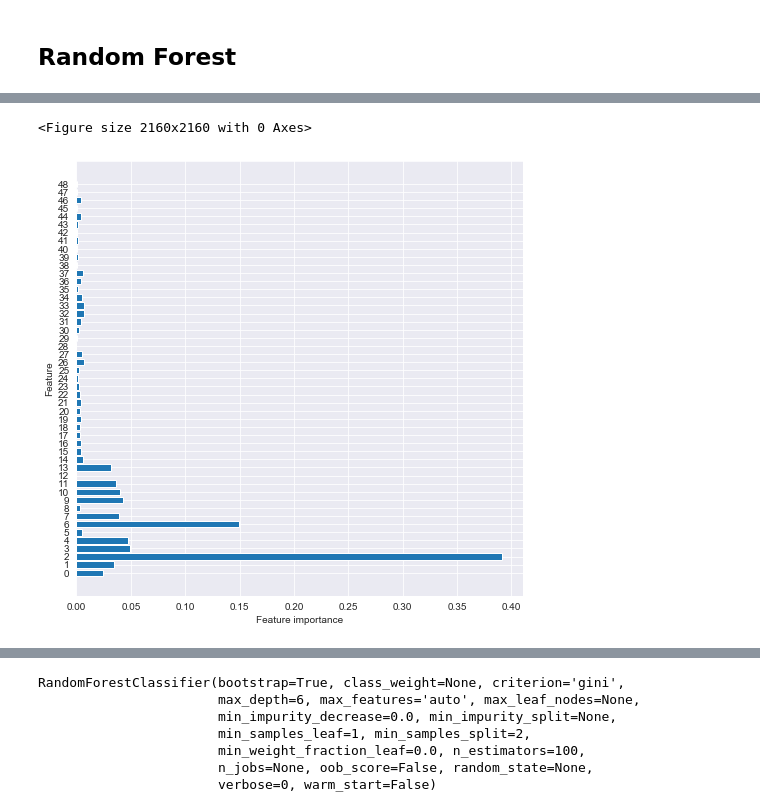
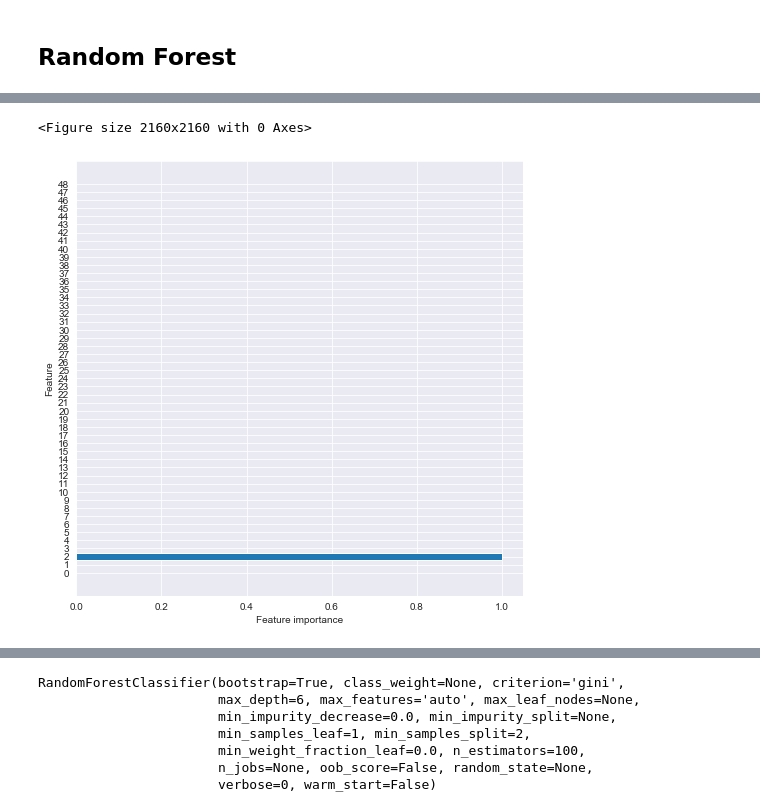
Before and after one commit to andrewcole33/loan_default_classification, a Jupyter notebook: mod_5_project_main.ipynb, the cells around one changed output, grey strips where cells are left out. Saved outputs shown, nothing was run; the diff lists cells and outputs as text; code cells hidden in the pictures.

```diff
--- a/mod_5_project_main.ipynb
+++ b/mod_5_project_main.ipynb
@@ -26,7 +26,7 @@ plt.rcParams['figure.figsize'] = (16,9)
 ## EDA
 #### Load CSV file and begin EDA
 # %%
-loan_df = pd.read_csXGBClassifier.csv', skiprows = 1, low_memory = False)
+loan_df = pd.read_csv('LCloans_07.csv', skiprows = 1, low_memory = False)
 display(loan_df.head())
 # %% [output]
 |  | id | member_id | loan_amnt | funded_amnt | funded_amnt_inv | term | int_rate | installment | grade | ... |
@@ -293,7 +280,3 @@ pd.Series(y_train_resampled).value_counts()
 dtype: int64
 # %% [markdown]
 ## Random Forest
-# %%
-#Criterion: Gini Coefficient
-classifier = DecisionTreeClassifier(random_state = 33)
-classifier.fit(X_train_resampled, y_train_resampled)
@@ -309,6 +283,10 @@ y_pred = classifier.predict(X_test)
 # %%
+#Train DT Classifier (Criterion: Entropy)
+classifier2 = DecisionTreeClassifier(random_state = 33, criterion = 'entropy', max_depth = 2, min_samples_split = 6, min_samples_leaf = 4)
+classifier2.fit(X_train_resampled, y_train_resampled)
+y_pred = classifier2.predict(X_test)
 acc = accuracy_score(y_test, y_pred) * 100
-print(f"Accuracy is: {round(acc,2)}%")
+print(f"Accuracy is: {round(acc,3)}%")
 
 #Check predictions-AUC
 false_positive_rate, true_positive_rate, thresholds = roc_curve(y_test, y_pred)
@@ -316,7 +294,6 @@ roc_auc = auc(false_positive_rate, true_positive_rate)
 print(f"\nAUC is: {round(roc_auc, 2)}")
 
 #Confusion Matrix
-print('---------------------------')
 print("\nConfusion Matrix:\n")
 print(pd.crosstab(y_test, y_pred, rownames = ['True'], colnames = ['Predicted'], margins = True))
 # %% [output]
@@ -335,17 +310,0 @@ All        1301  6429  7730
-# %%
-#Train DT Classifier (Criterion: Entropy)
-classifier2 = DecisionTreeClassifier(random_state = 33, criterion = 'entropy')
-classifier2.fit(X_train_resampled, y_train_resampled)
-y_pred = classifier2.predict(X_test)
-acc = accuracy_score(y_test, y_pred) * 100
-print(f"Accuracy is: {round(acc,2)}%")
-
-#Check predictions-AUC
-false_positive_rate, true_positive_rate, thresholds = roc_curve(y_test, y_pred)
-roc_auc = auc(false_positive_rate, true_positive_rate)
-print(f"\nAUC is: {round(roc_auc, 2)}")
-
-#Confusion Matrix
-print('---------------------------')
-print("\nConfusion Matrix:\n")
-print(pd.crosstab(y_test, y_pred, rownames = ['True'], colnames = ['Predicted'], margins = True))
@@ -365,21 +311,21 @@ All        1278  6452  7730
 # %%
 # Feature Importance (X_train)
 
 classifier2.feature_importances_
 def plot_feature_importances(model):
     plt.figure(figsize = (30,30))
-    n_features = X_train.shape[1]
+    n_features = X_train_resampled_df.shape[1]
     plt.figure(figsize=(8,8))
     plt.barh(range(n_features), model.feature_importances_, align='center')
-    plt.yticks(np.arange(n_features), X_train.columns.values)
+    plt.yticks(np.arange(n_features), X_train_resampled_df.columns.values)
     plt.xlabel("Feature importance")
     plt.ylabel("Feature")
 
 
 plot_feature_importances(classifier2)
 # %% [output]
 <Figure size 2160x2160 with 0 Axes>
-[figure, old version]
+[figure, new version]
 # %%
 pred = classifier2.predict(X_test)
 print(confusion_matrix(y_test, pred))
```
Also changed, not shown: parts of 32 cells of this notebook, 3 other files.
